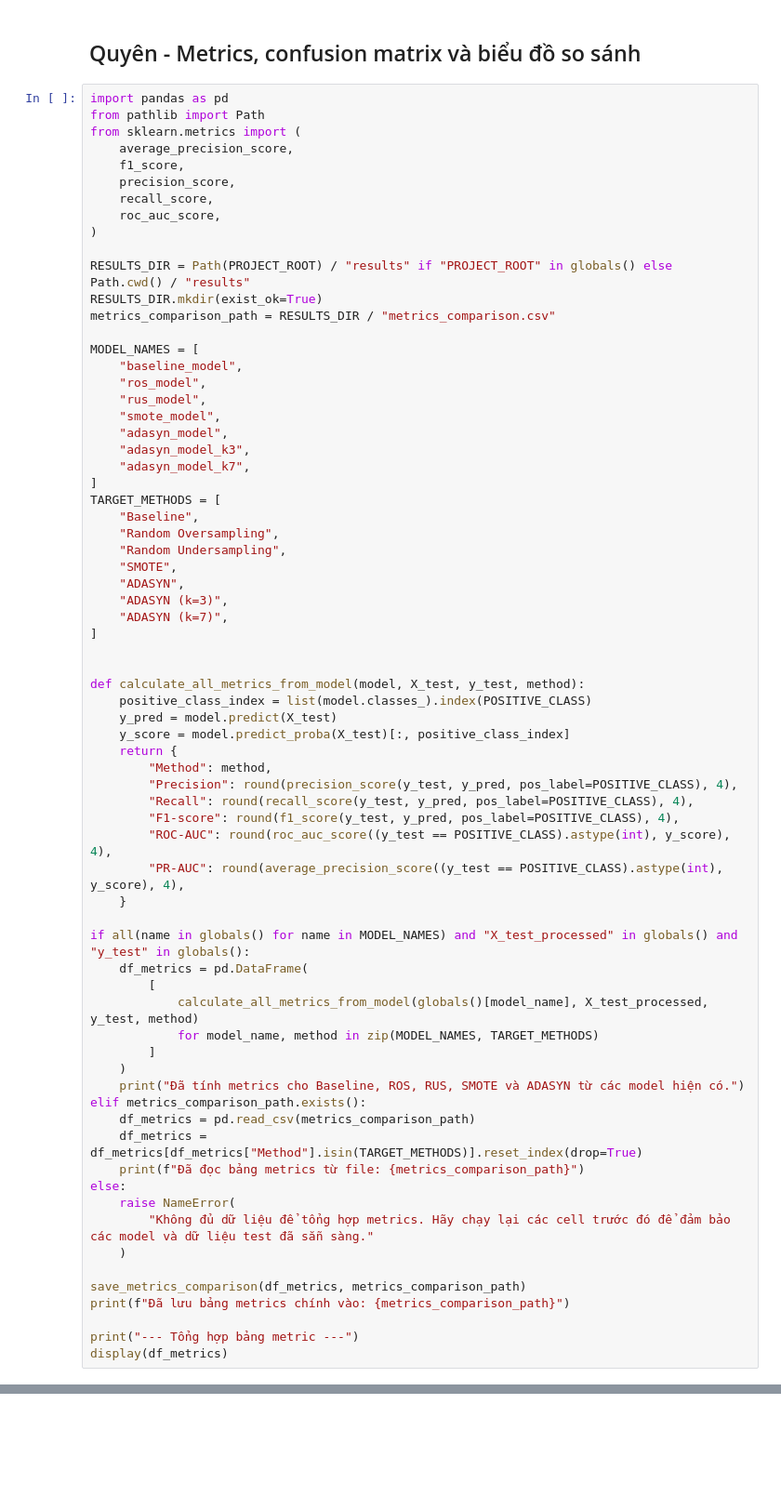
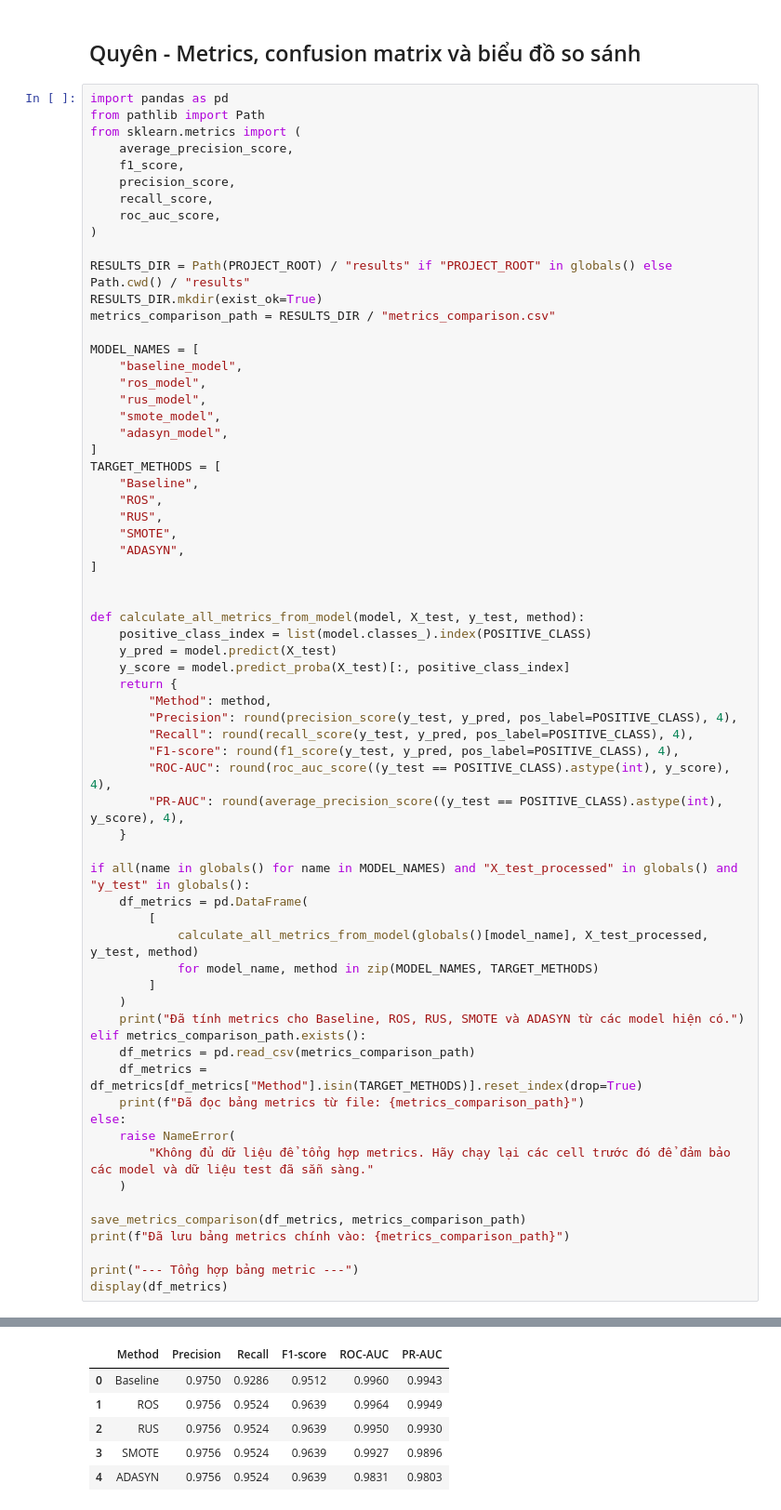
Before and after one commit to leedontbeshy/Adasync-Data-Mining, a Jupyter notebook: demo_adasyn.ipynb, the cells around one changed output, grey strips where cells are left out. Shown at 93% size. Cells and saved outputs as stored; diff of their text form; blank space fills up the shorter version.

```diff
--- a/demo_adasyn.ipynb
+++ b/demo_adasyn.ipynb
@@ -677,17 +830,13 @@ MODEL_NAMES = [
     "rus_model",
     "smote_model",
     "adasyn_model",
-    "adasyn_model_k3",
-    "adasyn_model_k7",
 ]
 TARGET_METHODS = [
     "Baseline",
-    "Random Oversampling",
-    "Random Undersampling",
+    "ROS",
+    "RUS",
     "SMOTE",
     "ADASYN",
-    "ADASYN (k=3)",
-    "ADASYN (k=7)",
 ]
 
 
@@ -726,3 +875,4 @@ print(f"Đã lưu bảng metrics chính vào: {metrics_comparison_path}")
 
 print("--- Tổng hợp bảng metric ---")
 display(df_metrics)
+# %% [output]
@@ -729,3 +882,9 @@ display(df_metrics)
+|  | Method | Precision | Recall | F1-score | ROC-AUC | PR-AUC |
+| 0 | Baseline | 0.9750 | 0.9286 | 0.9512 | 0.9960 | 0.9943 |
+| 1 | ROS | 0.9756 | 0.9524 | 0.9639 | 0.9964 | 0.9949 |
+| 2 | RUS | 0.9756 | 0.9524 | 0.9639 | 0.9950 | 0.9930 |
+| 3 | SMOTE | 0.9756 | 0.9524 | 0.9639 | 0.9927 | 0.9896 |
+| 4 | ADASYN | 0.9756 | 0.9524 | 0.9639 | 0.9831 | 0.9803 |
 # %%
 import matplotlib.pyplot as plt
 from sklearn.metrics import ConfusionMatrixDisplay
```
Also changed, not shown: parts of 13 cells of this notebook, 15 other files.
